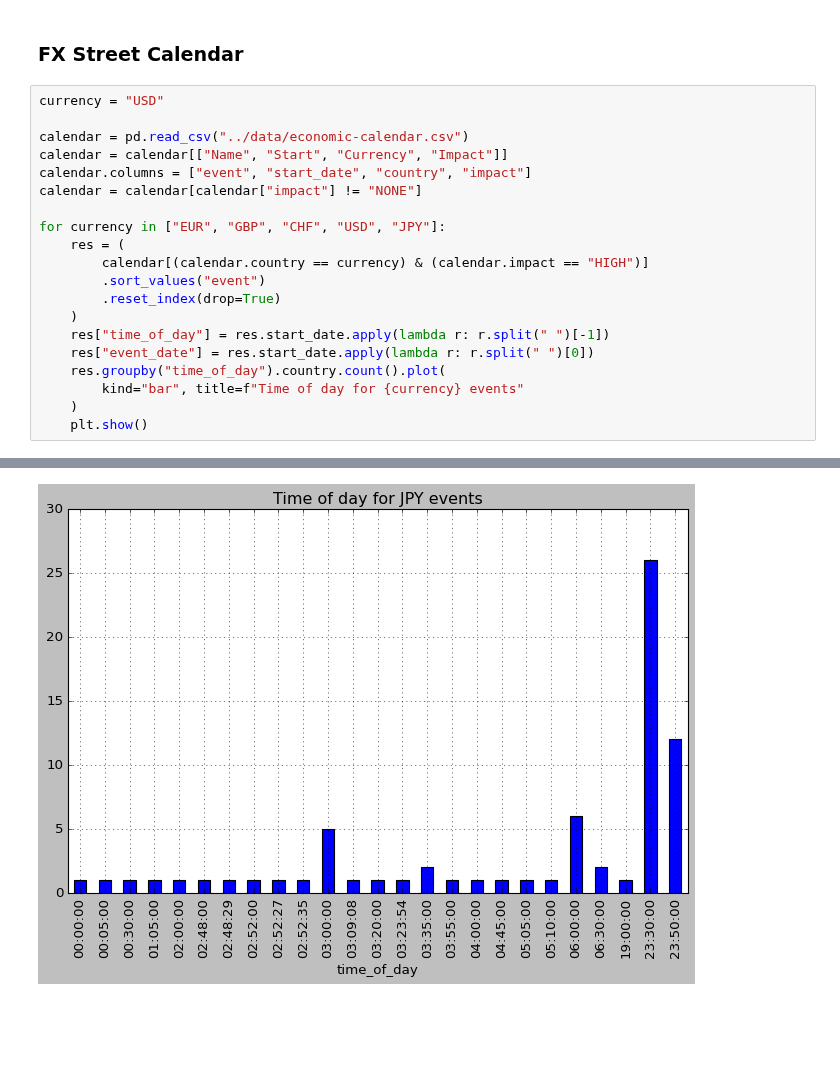
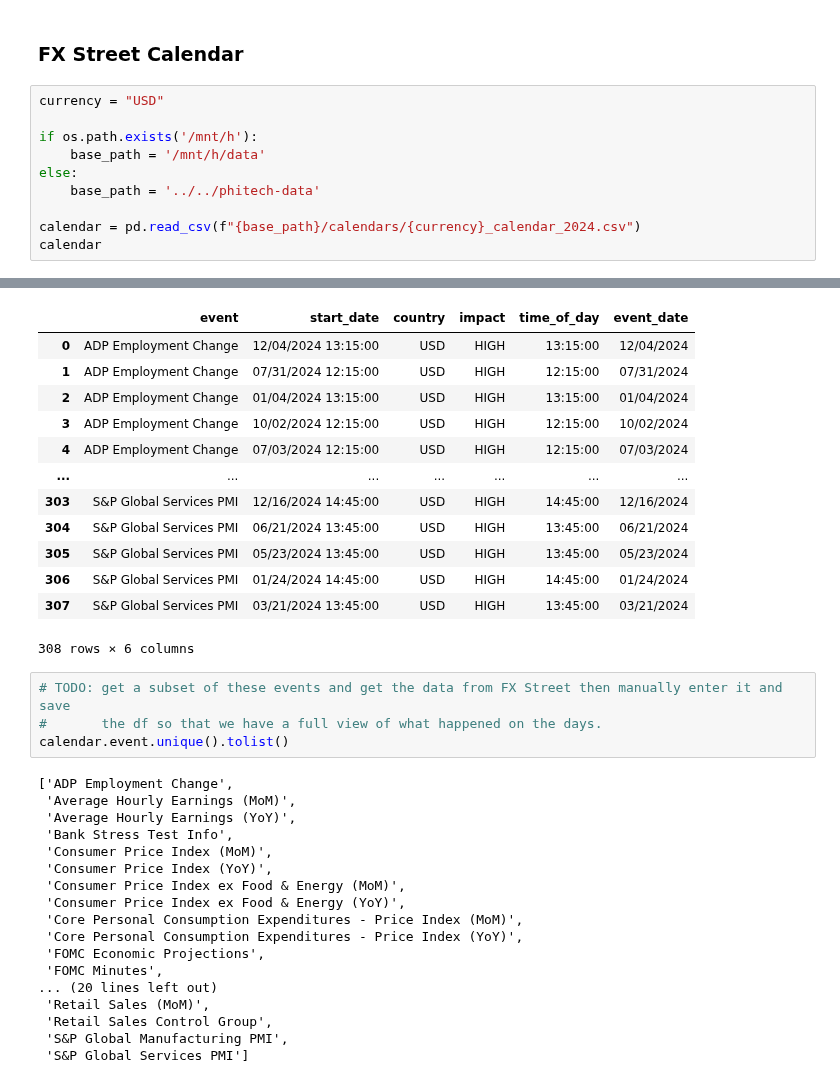
Before and after one commit to skalaydzhiyski/phitech-research, a Jupyter notebook: notebooks/get-historical-economic-figures.ipynb, the cells around one changed output, grey strips where cells are left out. Saved outputs shown, nothing was run; the diff lists cells and outputs as text; blank space fills up the shorter version.

Commit message:
add a notebook to help get date times of important economic events quickly

```diff
--- a/notebooks/get-historical-economic-figures.ipynb
+++ b/notebooks/get-historical-economic-figures.ipynb
@@ -72,21 +72,11 @@ res.plot()
 # %%
 currency = "USD"
 
-calendar = pd.read_csv("../data/economic-calendar.csv")
-calendar = calendar[["Name", "Start", "Currency", "Impact"]]
-calendar.columns = ["event", "start_date", "country", "impact"]
-calendar = calendar[calendar["impact"] != "NONE"]
+if os.path.exists('/mnt/h'):
+    base_path = '/mnt/h/data'
+else:
+    base_path = '../../phitech-data'
 
-for currency in ["EUR", "GBP", "CHF", "USD", "JPY"]:
-    res = (
-        calendar[(calendar.country == currency) & (calendar.impact == "HIGH")]
-        .sort_values("event")
-        .reset_index(drop=True)
-    )
-    res["time_of_day"] = res.start_date.apply(lambda r: r.split(" ")[-1])
-    res["event_date"] = res.start_date.apply(lambda r: r.split(" ")[0])
-    res.groupby("time_of_day").country.count().plot(
-        kind="bar", title=f"Time of day for {currency} events"
-    )
-    plt.show()
+calendar = pd.read_csv(f"{base_path}/calendars/{currency}_calendar_2024.csv")
+calendar
 # %% [output]
@@ -97 +83,35 @@ for currency in ["EUR", "GBP", "CHF", "USD", "JPY"]:
-[figure, removed]
+|  | event | start_date | country | impact | time_of_day | event_date |
+| 0 | ADP Employment Change | 12/04/2024 13:15:00 | USD | HIGH | 13:15:00 | 12/04/2024 |
+| 1 | ADP Employment Change | 07/31/2024 12:15:00 | USD | HIGH | 12:15:00 | 07/31/2024 |
+| 2 | ADP Employment Change | 01/04/2024 13:15:00 | USD | HIGH | 13:15:00 | 01/04/2024 |
+| 3 | ADP Employment Change | 10/02/2024 12:15:00 | USD | HIGH | 12:15:00 | 10/02/2024 |
+| 4 | ADP Employment Change | 07/03/2024 12:15:00 | USD | HIGH | 12:15:00 | 07/03/2024 |
+| ... | ... | ... | ... | ... | ... | ... |
+| 303 | S&P Global Services PMI | 12/16/2024 14:45:00 | USD | HIGH | 14:45:00 | 12/16/2024 |
+| 304 | S&P Global Services PMI | 06/21/2024 13:45:00 | USD | HIGH | 13:45:00 | 06/21/2024 |
+| 305 | S&P Global Services PMI | 05/23/2024 13:45:00 | USD | HIGH | 13:45:00 | 05/23/2024 |
+| 306 | S&P Global Services PMI | 01/24/2024 14:45:00 | USD | HIGH | 14:45:00 | 01/24/2024 |
+| 307 | S&P Global Services PMI | 03/21/2024 13:45:00 | USD | HIGH | 13:45:00 | 03/21/2024 |
+308 rows × 6 columns
+# %%
+# TODO: get a subset of these events and get the data from FX Street then manually enter it and save
+#       the df so that we have a full view of what happened on the days.
+calendar.event.unique().tolist()
+# %% [output]
+['ADP Employment Change',
+ 'Average Hourly Earnings (MoM)',
+ 'Average Hourly Earnings (YoY)',
+ 'Bank Stress Test Info',
+ 'Consumer Price Index (MoM)',
+ 'Consumer Price Index (YoY)',
+ 'Consumer Price Index ex Food & Energy (MoM)',
+ 'Consumer Price Index ex Food & Energy (YoY)',
+ 'Core Personal Consumption Expenditures - Price Index (MoM)',
+ 'Core Personal Consumption Expenditures - Price Index (YoY)',
+ 'FOMC Economic Projections',
+ 'FOMC Minutes',
+... (20 lines left out)
+ 'Retail Sales (MoM)',
+ 'Retail Sales Control Group',
+ 'S&P Global Manufacturing PMI',
+ 'S&P Global Services PMI']
```
Also changed, not shown: parts of 1 cell of this notebook, 1 other file.
